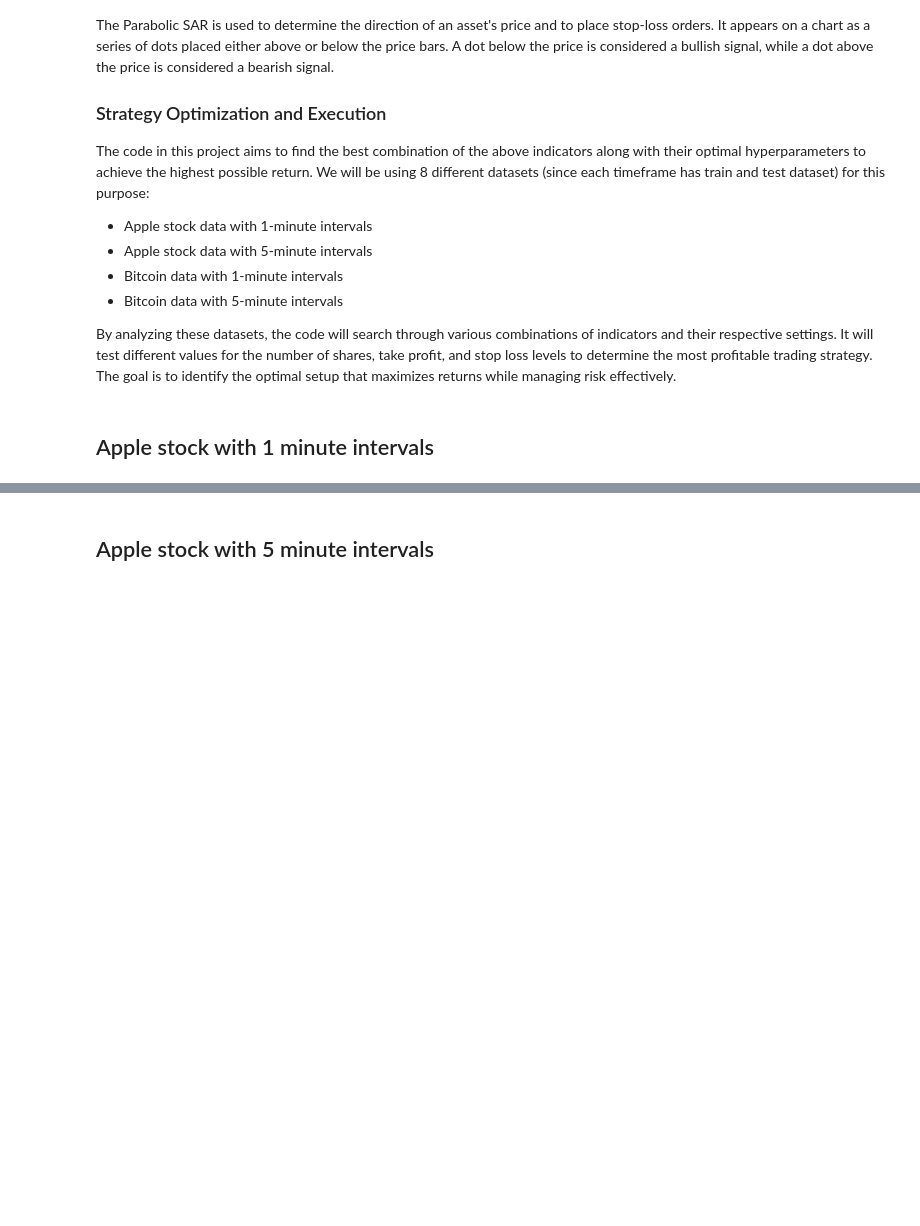
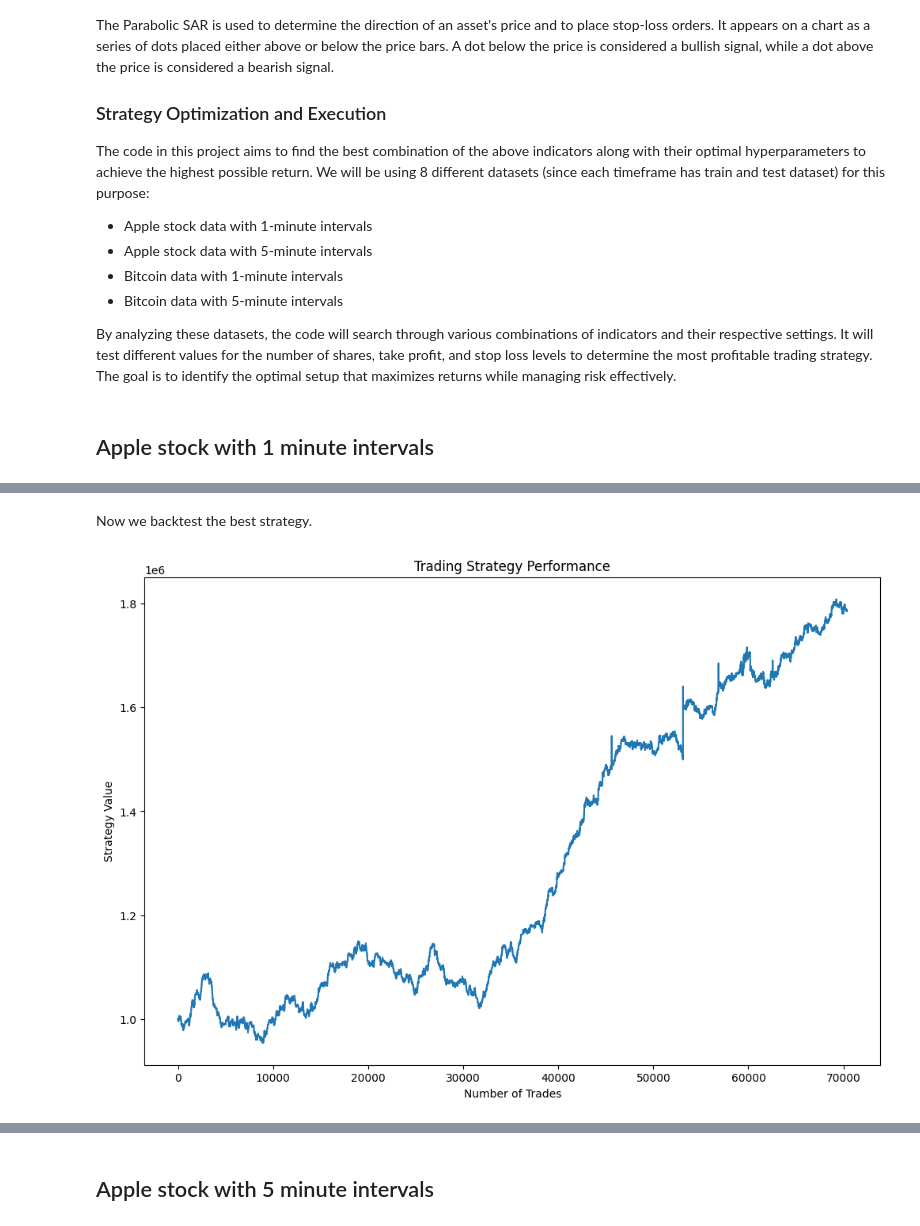
Before and after one commit to alfredobau21/proyecto_trading, a Jupyter notebook: Project 2 Technical Analysis/Report.ipynb, the cells around one changed output, grey strips where cells are left out. Saved outputs shown, nothing was run; the diff lists cells and outputs as text; code cells hidden in the pictures; blank space fills up the shorter version.

```diff
--- a/Project 2 Technical Analysis/Report.ipynb
+++ b/Project 2 Technical Analysis/Report.ipynb
@@ -40,0 +43,4 @@ By analyzing these datasets, the code will search through various combinations o
+# %%
+from TA import Operation, TradingStrategy
+strategy = TradingStrategy('A1')
+strategy.run_combinations()
@@ -40,0 +65,6 @@ By analyzing these datasets, the code will search through various combinations o
+# %% [markdown]
+Now we backtest the best strategy.
+# %%
+strategy.plot_results(best = True)
+# %% [output]
+[figure, added]
```
Also changed, not shown: parts of 17 cells of this notebook.
